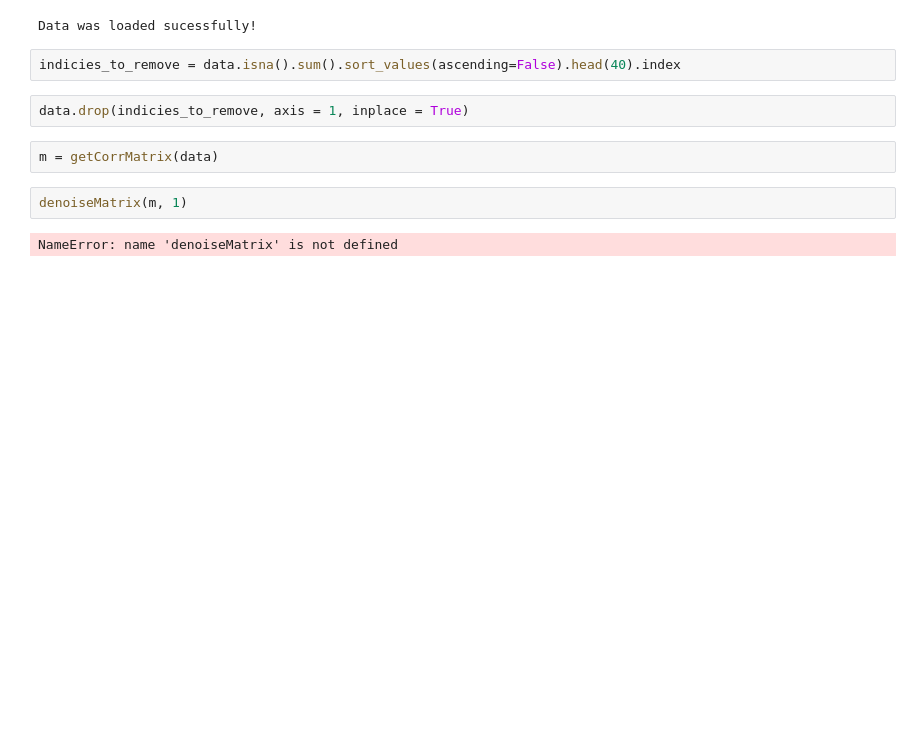
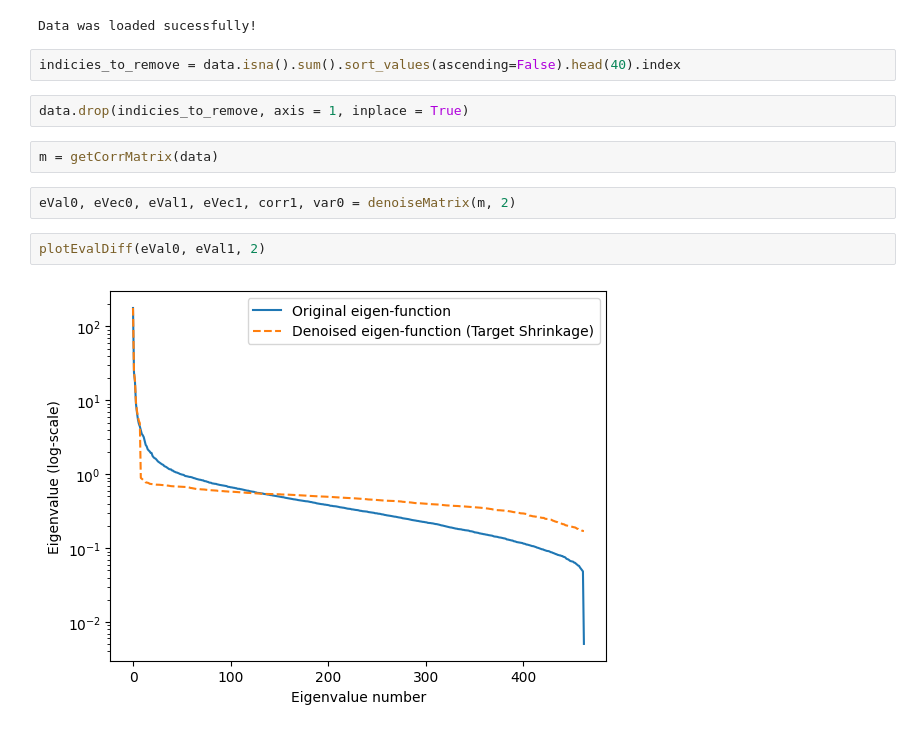
Before and after one commit to dariosandrucci/thesis, a Jupyter notebook: tests.ipynb, the cells around one changed output. Saved outputs shown, nothing was run; the diff lists cells and outputs as text; blank space fills up the shorter version.

```diff
--- a/tests.ipynb
+++ b/tests.ipynb
@@ -14,7 +14,9 @@ indicies_to_remove = data.isna().sum().sort_values(ascending=False).head(40).ind
 data.drop(indicies_to_remove, axis = 1, inplace = True)
 # %%
 m = getCorrMatrix(data)
-# %%
-denoiseMatrix(m, 1)
-# %% [output]
-NameError: name 'denoiseMatrix' is not defined
+# %%
+eVal0, eVec0, eVal1, eVec1, corr1, var0 = denoiseMatrix(m, 2)
+# %%
+plotEvalDiff(eVal0, eVal1, 2)
+# %% [output]
+[figure, added]
```
Also changed, not shown: 1 other file.
